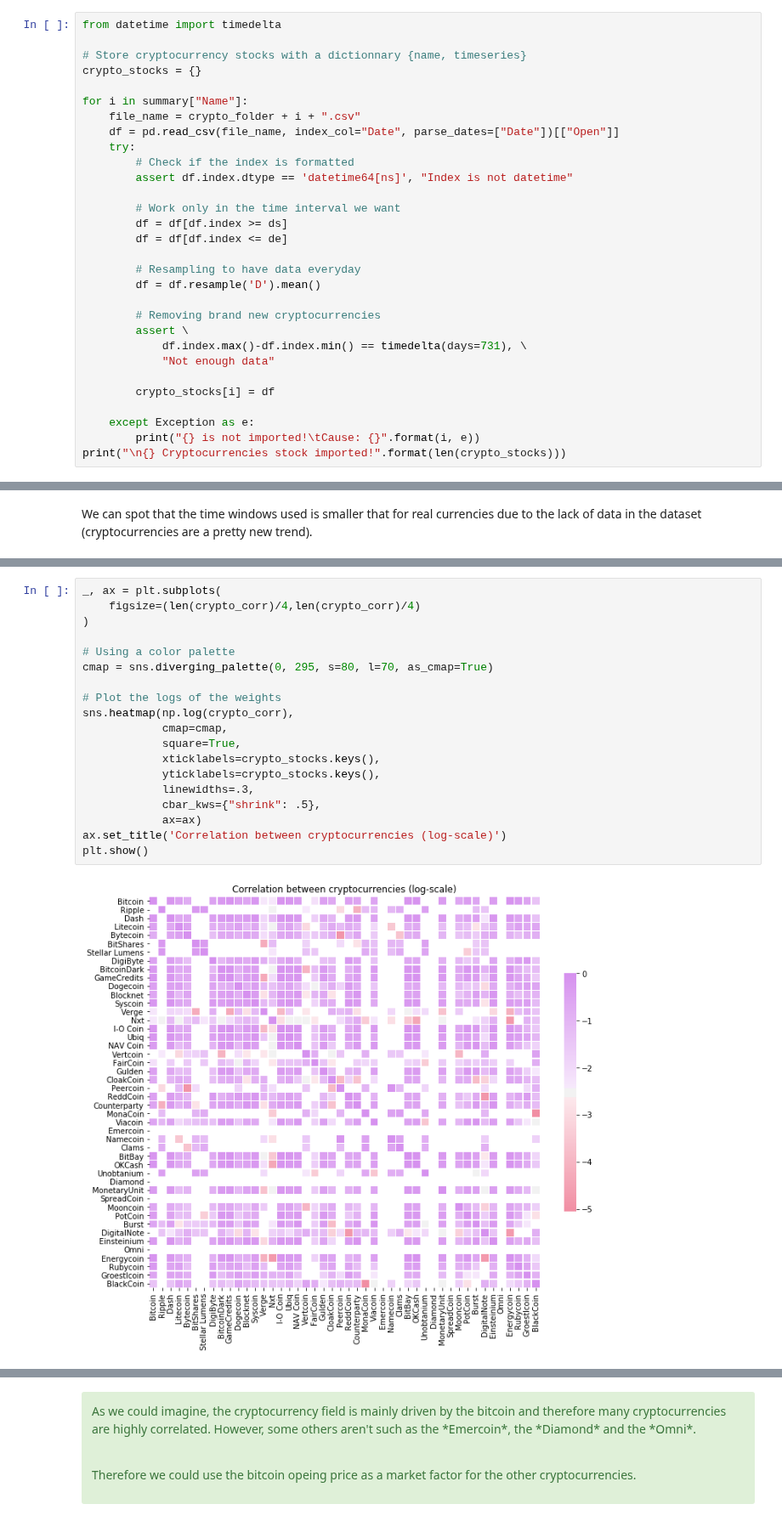
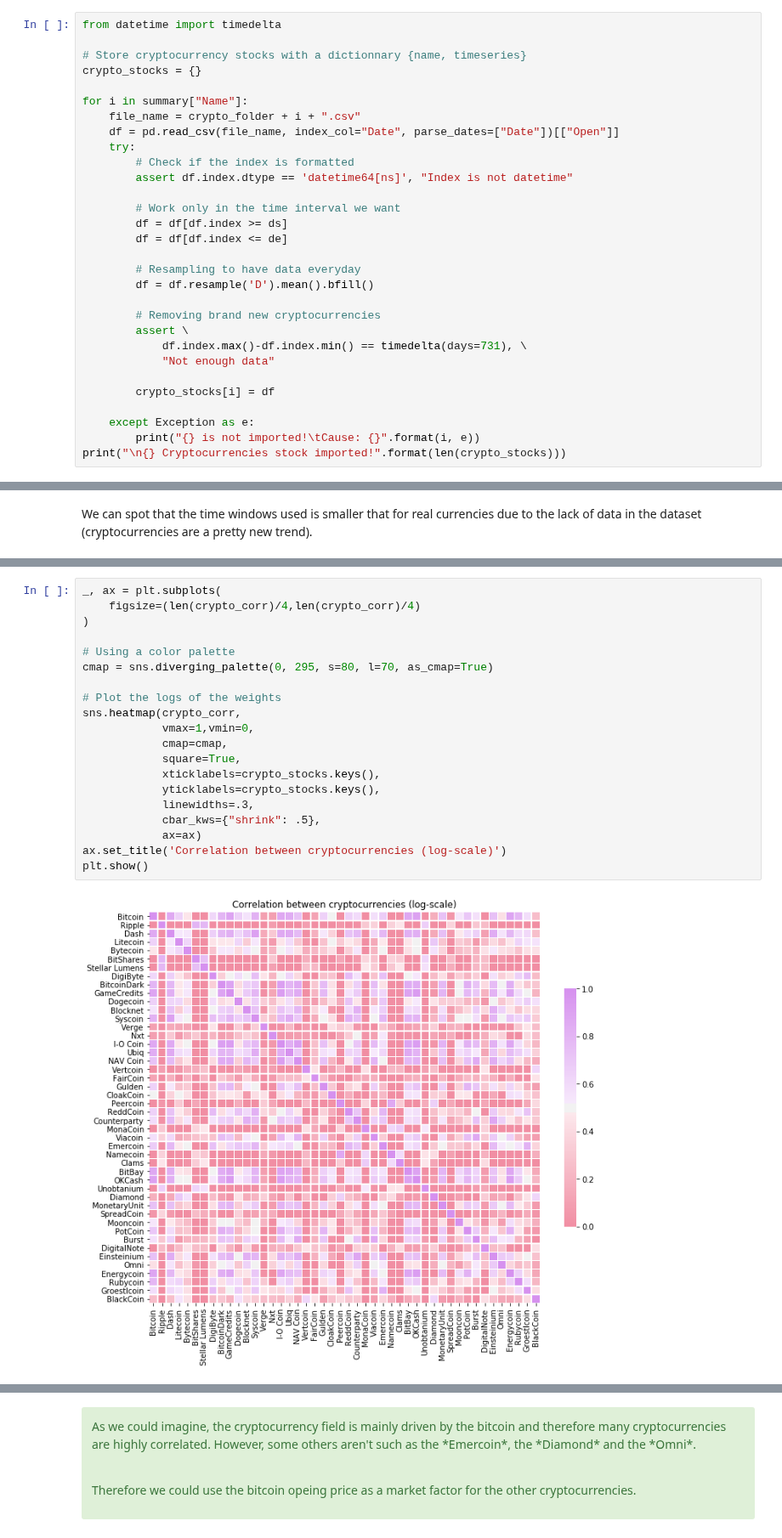
Before and after one commit to intv0id/AML_Course, a Jupyter notebook: 2-MC/MC.ipynb, the cells around one changed output, grey strips where cells are left out. Shown at 85% size. Drawn from its saved outputs; the diff is of its cells as text.

```diff
--- a/2-MC/MC.ipynb
+++ b/2-MC/MC.ipynb
@@ -1781,7 +1767,7 @@ for i in summary["Name"]:
         df = df[df.index <= de]
 
         # Resampling to have data everyday
-        df = df.resample('D').mean()
+        df = df.resample('D').mean().bfill()
 
         # Removing brand new cryptocurrencies
         assert \
@@ -1839,21 +1834,22 @@ crypto_corr = np.corrcoef(list(map(extract_values,crypto_stocks.values())))
 # %%
 _, ax = plt.subplots(
     figsize=(len(crypto_corr)/4,len(crypto_corr)/4)
 )
 
 # Using a color palette
 cmap = sns.diverging_palette(0, 295, s=80, l=70, as_cmap=True)
 
 # Plot the logs of the weights
-sns.heatmap(np.log(crypto_corr),
+sns.heatmap(crypto_corr,
+            vmax=1,vmin=0,
             cmap=cmap,
             square=True,
             xticklabels=crypto_stocks.keys(),
             yticklabels=crypto_stocks.keys(),
             linewidths=.3,
             cbar_kws={"shrink": .5},
             ax=ax)
 ax.set_title('Correlation between cryptocurrencies (log-scale)')
 plt.show()
 # %% [output]
-[figure, old version]
+[figure, new version]
```
Also changed, not shown: parts of 28 cells of this notebook, 1 other file.
